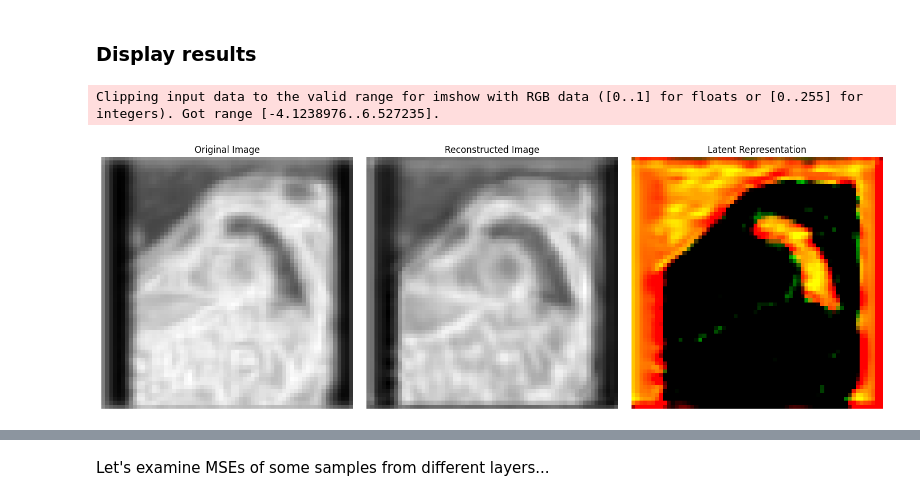
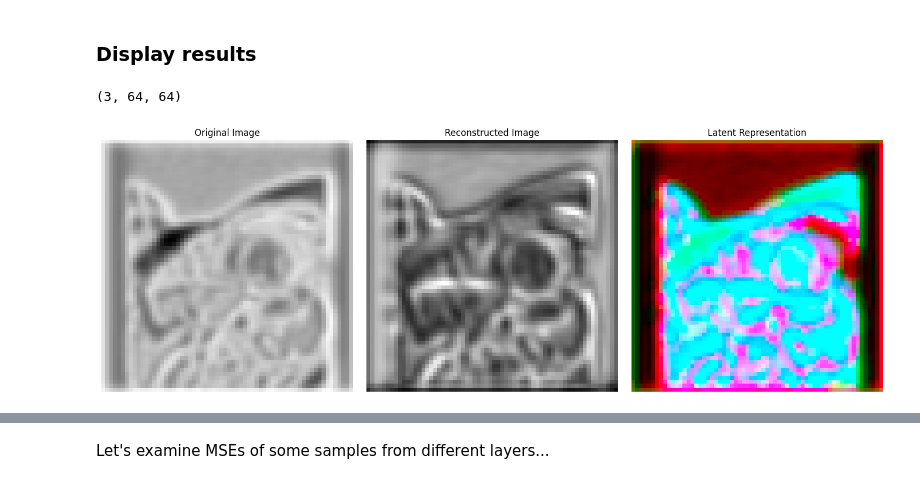
Before and after one commit to kel16/MedImSeg-Lab24, a Jupyter notebook: src/dimensionality_reduction/modified_autoencoder_train.ipynb, the cells around one changed output, grey strips where cells are left out. Drawn from its saved outputs; the diff is of its cells as text; code cells hidden in the pictures.

```diff
--- a/src/dimensionality_reduction/modified_autoencoder_train.ipynb
+++ b/src/dimensionality_reduction/modified_autoencoder_train.ipynb
@@ -208,5 +159,9 @@ Find logs at: ./wandb/run-20250128_235250-hkz1498v/logs
 # %% [markdown]
 ### Display results
+# %%
+from visualization_utils.layer_visualizer import LayerVisualizer
+
+layer_visualizer = LayerVisualizer()
 # %%
 from adapters.main import capture_convolution_layers
 
@@ -219,11 +174,14 @@ original_np = selected_sample.detach().numpy()
 latent, reconstructed = autoencoder(selected_sample)
 latent_np = latent.detach().numpy()
 reconstructed_np = reconstructed.detach().numpy()
+# %%
+latent_np.shape
+# %% [output]
+(3, 64, 64)
 # %%
-plot_results(original_np, reconstructed_np, latent_np)
+layer_visualizer.plot(original_np, reconstructed_np, latent_np)
 # %% [output]
-Clipping input data to the valid range for imshow with RGB data ([0..1] for floats or [0..255] for integers). Got range [-4.1238976..6.527235].
-[figure, old version]
+[figure, new version]
 # %%
 import torch
 
```
Also changed, not shown: parts of 13 cells of this notebook, 3 other files.
